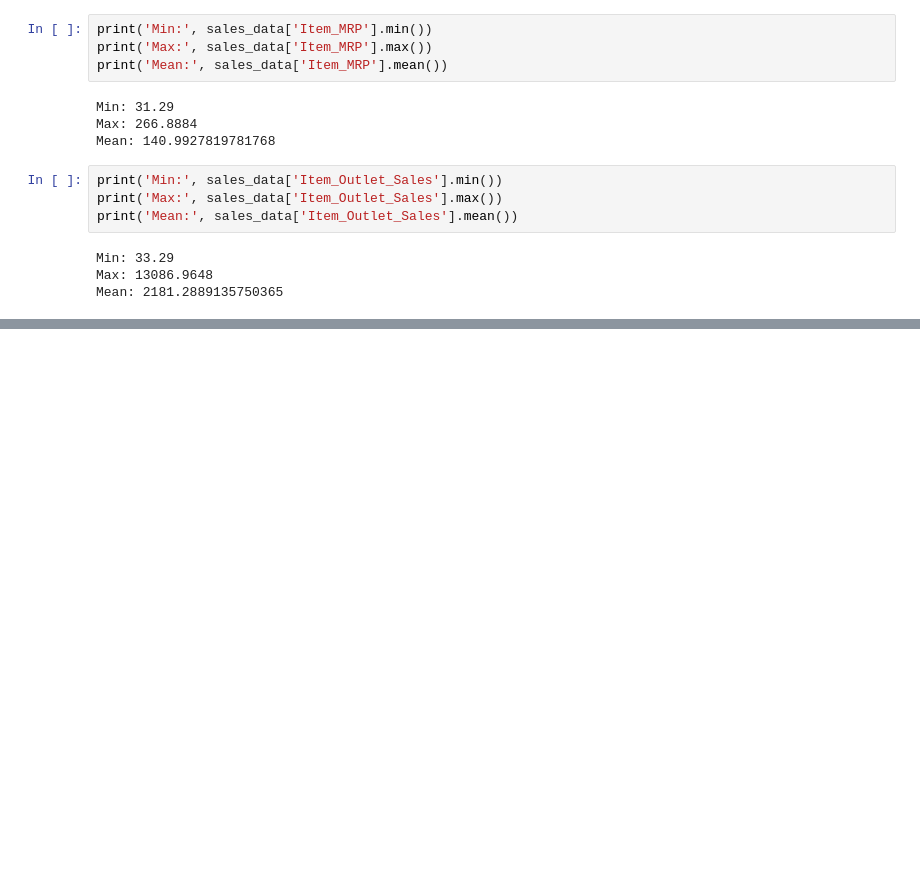
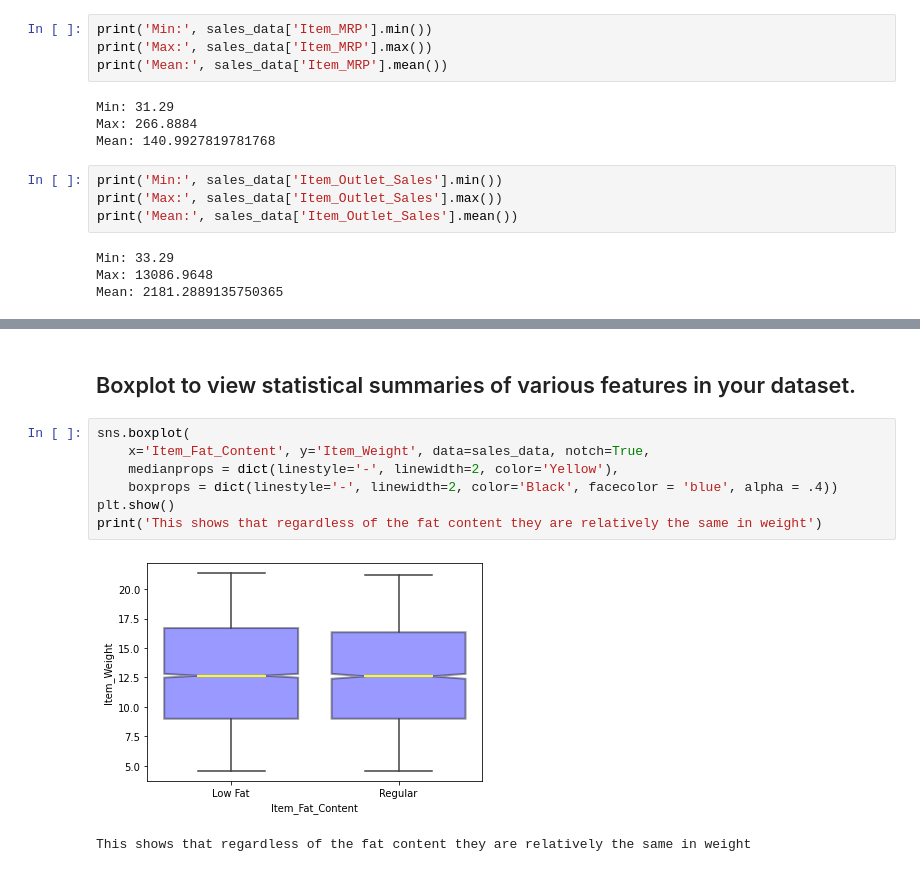
Before and after one commit to SpencerReno/sales-predictions, a Jupyter notebook: Sales_predictions.ipynb, the cells around one changed output, grey strips where cells are left out. Saved outputs shown, nothing was run; the diff lists cells and outputs as text; blank space fills up the shorter version.

```diff
--- a/Sales_predictions.ipynb
+++ b/Sales_predictions.ipynb
@@ -167,0 +194,12 @@ Mean: 2181.2889135750365
+# %% [markdown]
+## Boxplot to view statistical summaries of various features in your dataset.
+# %%
+sns.boxplot(
+    x='Item_Fat_Content', y='Item_Weight', data=sales_data, notch=True,
+    medianprops = dict(linestyle='-', linewidth=2, color='Yellow'),
+    boxprops = dict(linestyle='-', linewidth=2, color='Black', facecolor = 'blue', alpha = .4))
+plt.show()
+print('This shows that regardless of the fat content they are relatively the same in weight')
+# %% [output]
+[figure, added]
+This shows that regardless of the fat content they are relatively the same in weight
```
Also changed, not shown: parts of 10 cells of this notebook.
